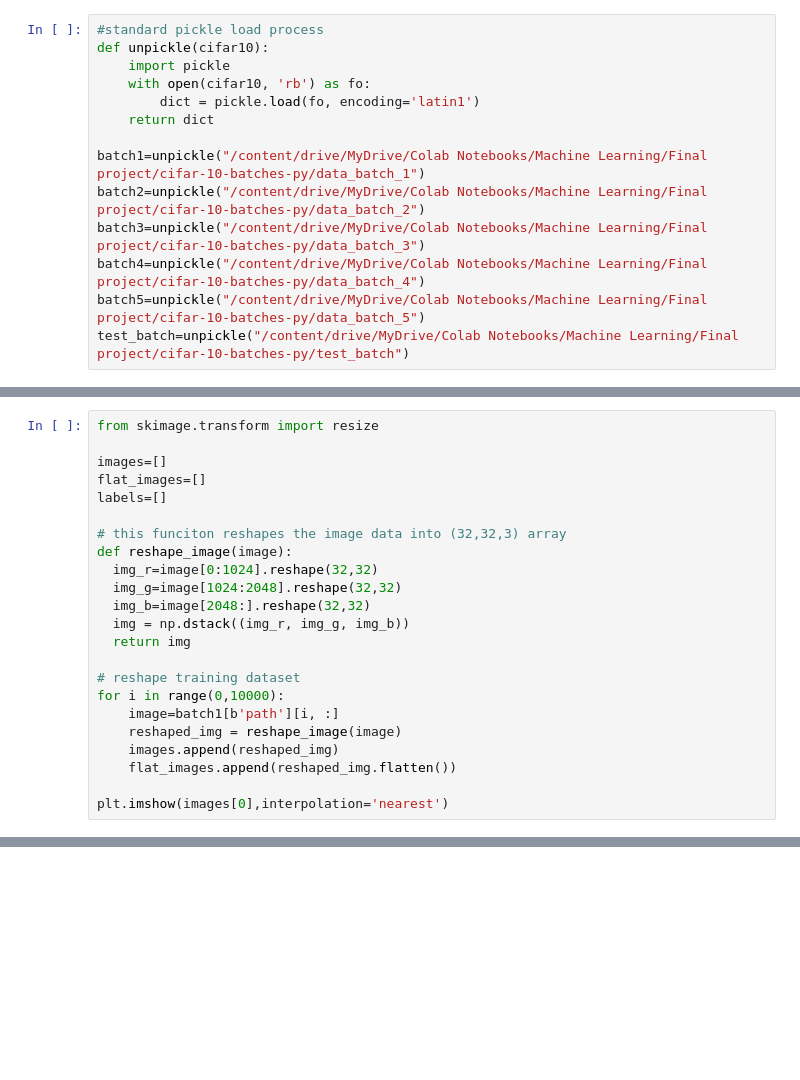
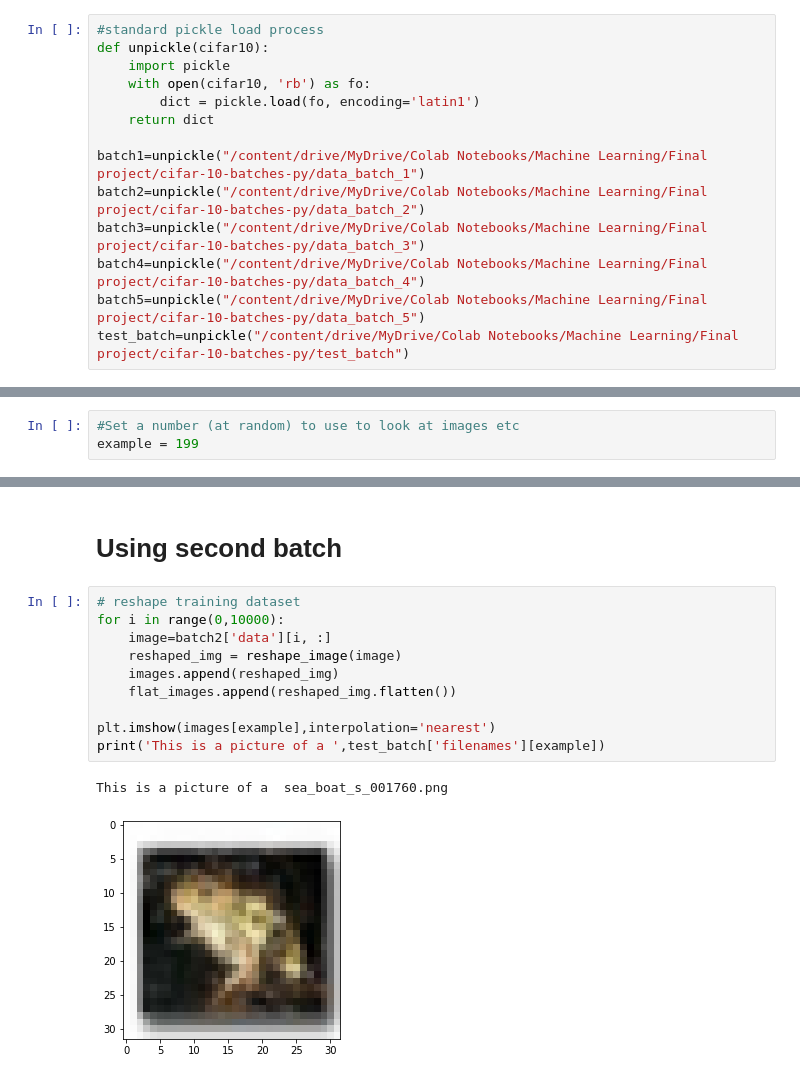
Before and after one commit to EmilyCY/CIFAR10-Image-Classification, a Jupyter notebook: Simple_2_SVM.ipynb, the cells around one changed output, grey strips where cells are left out. Saved outputs shown, nothing was run; the diff lists cells and outputs as text; blank space fills up the shorter version.

```diff
--- a/Simple_2_SVM.ipynb
+++ b/Simple_2_SVM.ipynb
@@ -69,23 +54,0 @@ KeyError: ignored
-# %%
-from skimage.transform import resize
-
-images=[]
-flat_images=[]
-labels=[]
-
-# this funciton reshapes the image data into (32,32,3) array
-def reshape_image(image):
-  img_r=image[0:1024].reshape(32,32)
-  img_g=image[1024:2048].reshape(32,32)
-  img_b=image[2048:].reshape(32,32)
-  img = np.dstack((img_r, img_g, img_b))
-  return img
-
-# reshape training dataset
-for i in range(0,10000):
-    image=batch1[b'path'][i, :]
-    reshaped_img = reshape_image(image)
-    images.append(reshaped_img)
-    flat_images.append(reshaped_img.flatten())
-
-plt.imshow(images[0],interpolation='nearest')
@@ -95,0 +62,3 @@ KeyError: ignored
+# %%
+#Set a number (at random) to use to look at images etc
+example = 199
@@ -95,0 +79,15 @@ KeyError: ignored
+# %% [markdown]
+# Using second batch
+# %%
+# reshape training dataset
+for i in range(0,10000):
+    image=batch2['data'][i, :]
+    reshaped_img = reshape_image(image)
+    images.append(reshaped_img)
+    flat_images.append(reshaped_img.flatten())
+
+plt.imshow(images[example],interpolation='nearest')
+print('This is a picture of a ',test_batch['filenames'][example])
+# %% [output]
+This is a picture of a  sea_boat_s_001760.png
+[figure, added]
```
Also changed, not shown: parts of 74 cells of this notebook.
